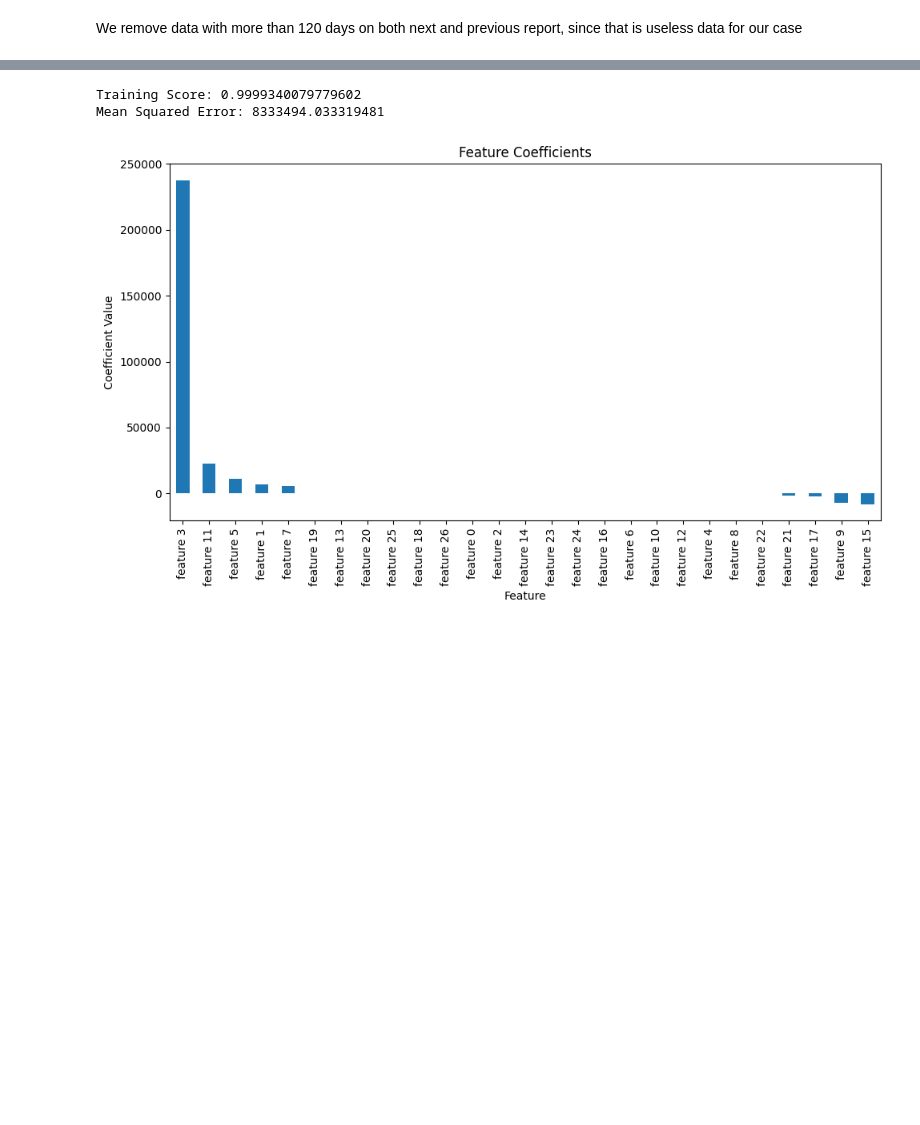
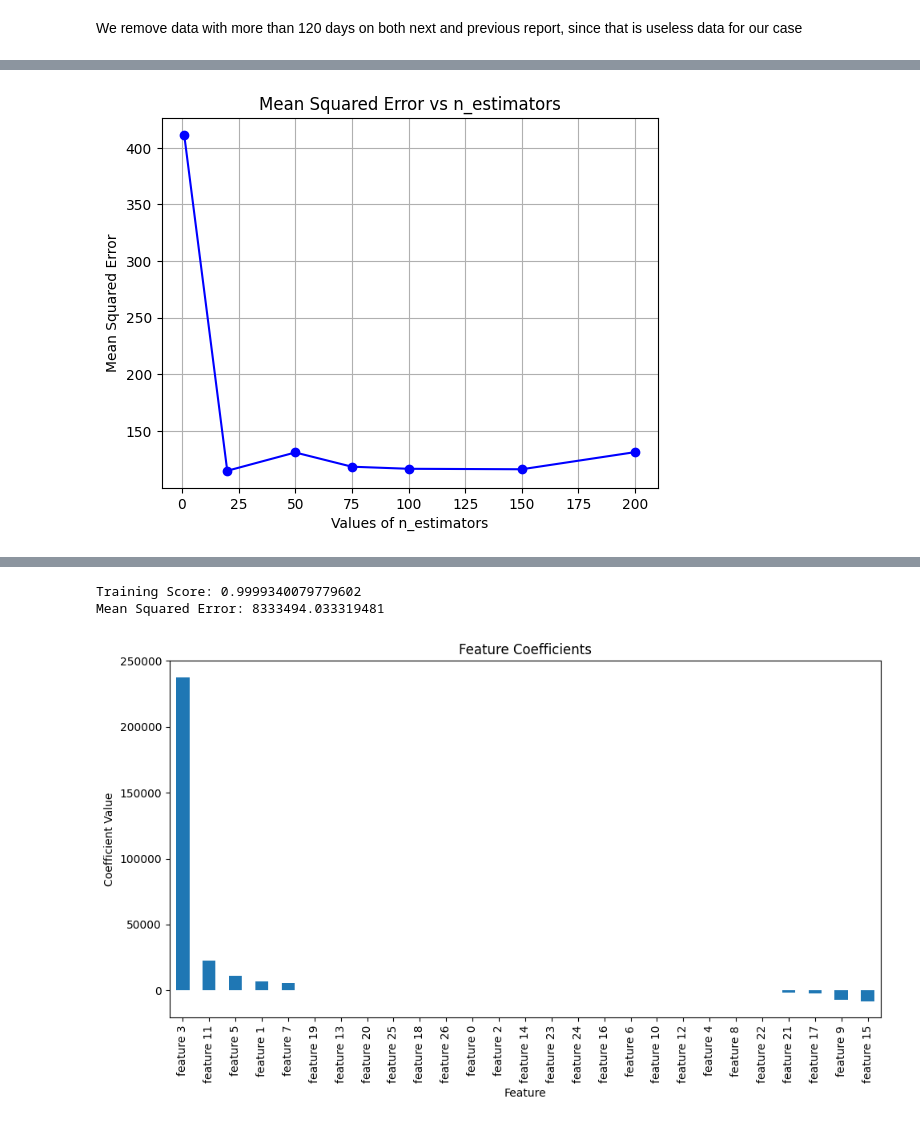
Before and after one commit to thunder913/Machine-Learning, a Jupyter notebook: stocks.ipynb, the cells around one changed output, grey strips where cells are left out. Drawn from its saved outputs; the diff is of its cells as text; code cells hidden in the pictures; blank space fills up the shorter version.

```diff
--- a/stocks.ipynb
+++ b/stocks.ipynb
@@ -220,0 +264,87 @@ Mean Squared Error: 1304.1183162887
+# %%
+mse_results = {}
+
+n_estimators_values = [1, 20, 50, 75, 100, 150, 200]
+mse_values_n_estimators = []
+for n in n_estimators_values:
+    model_params = best_params.copy()
+    model_params['n_estimators'] = n
+    model = RandomForestRegressor(**model_params, random_state=42)
+    model.fit(X_train, y_train)
+    y_pred = model.predict(X_test)
+    mse = mean_squared_error(y_test, y_pred)
+    mse_values_n_estimators.append(mse)
+    print(f"Mean Squared Error for n_estimators={n}: {mse}")
+mse_results['n_estimators'] = mse_values_n_estimators
+
+plt.figure()
+plt.plot(n_estimators_values, mse_values_n_estimators, marker='o', linestyle='-', color='b')
+plt.xlabel('Values of n_estimators')
+plt.ylabel('Mean Squared Error')
+plt.title('Mean Squared Error vs n_estimators')
+plt.grid(True)
+plt.show()
+
+max_depth_values = [1, 5, 10, 20, 40]
+mse_values_max_depth = []
+for depth in max_depth_values:
+    model_params = best_params.copy()
+    model_params['max_depth'] = depth
+    model = RandomForestRegressor(**model_params, random_state=42)
+    model.fit(X_train, y_train)
+    y_pred = model.predict(X_test)
+    mse = mean_squared_error(y_test, y_pred)
+    mse_values_max_depth.append(mse)
+    print(f"Mean Squared Error for max_depth={depth}: {mse}")
+mse_results['max_depth'] = mse_values_max_depth
+
+plt.figure()
+plt.plot(max_depth_values, mse_values_max_depth, marker='o', linestyle='-', color='g')
+plt.xlabel('Values of max_depth')
+plt.ylabel('Mean Squared Error')
+plt.title('Mean Squared Error vs max_depth')
+plt.grid(True)
+plt.show()
+
+min_samples_split_values = [2, 5, 10, 15, 20]
+mse_values_min_samples_split = []
+for split in min_samples_split_values:
+    model_params = best_params.copy()
+    model_params['min_samples_split'] = split
+    model = RandomForestRegressor(**model_params, random_state=42)
+    model.fit(X_train, y_train)
+    y_pred = model.predict(X_test)
+    mse = mean_squared_error(y_test, y_pred)
+    mse_values_min_samples_split.append(mse)
+    print(f"Mean Squared Error for min_samples_split={split}: {mse}")
+mse_results['min_samples_split'] = mse_values_min_samples_split
+
+plt.figure()
+plt.plot(min_samples_split_values, mse_values_min_samples_split, marker='o', linestyle='-', color='r')
+plt.xlabel('Values of min_samples_split')
+plt.ylabel('Mean Squared Error')
+plt.title('Mean Squared Error vs min_samples_split')
+plt.grid(True)
+plt.show()
+
+min_samples_leaf_values = [1, 2, 4, 8, 12, 20]
+mse_values_min_samples_leaf = []
+for leaf in min_samples_leaf_values:
+    model_params = best_params.copy()
+    model_params['min_samples_leaf'] = leaf
+    model = RandomForestRegressor(**model_params, random_state=42)
+    model.fit(X_train, y_train)
+    y_pred = model.predict(X_test)
+    mse = mean_squared_error(y_test, y_pred)
+    mse_values_min_samples_leaf.append(mse)
+    print(f"Mean Squared Error for min_samples_leaf={leaf}: {mse}")
+mse_results['min_samples_leaf'] = mse_values_min_samples_leaf
+
+plt.figure()
+plt.plot(min_samples_leaf_values, mse_values_min_samples_leaf, marker='o', linestyle='-', color='m')
+plt.xlabel('Values of min_samples_leaf')
+plt.ylabel('Mean Squared Error')
+plt.title('Mean Squared Error vs min_samples_leaf')
+plt.grid(True)
+plt.show()
+# %% [output]
@@ -220,0 +358 @@ Mean Squared Error: 1304.1183162887
+[figure, added]
```
Also changed, not shown: parts of 45 cells of this notebook, 1 other file.
